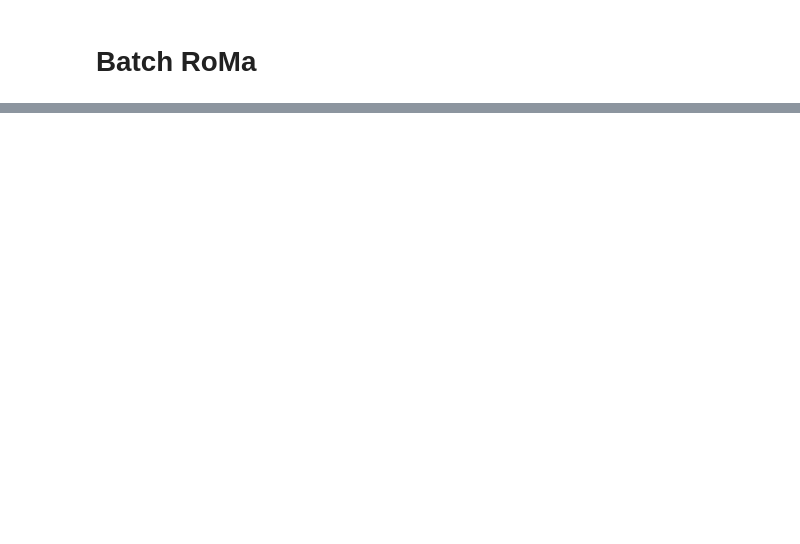
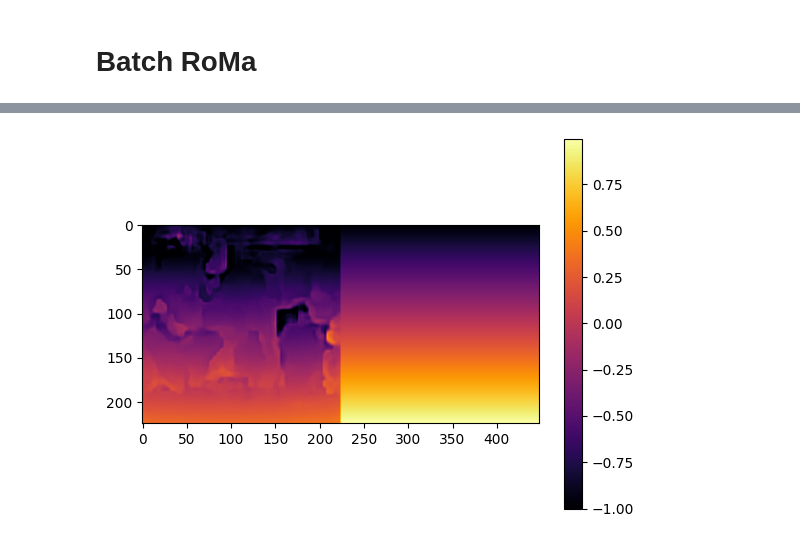
Before and after one commit to simoneangarano/kdust3r, a Jupyter notebook: Test.ipynb, the cells around one changed output, grey strips where cells are left out. Cells and saved outputs as stored; diff of their text form; code cells hidden in the pictures; blank space fills up the shorter version.

```diff
--- a/Test.ipynb
+++ b/Test.ipynb
@@ -717,0 +1087,6 @@ result['pred1']['pts3d'].shape
+# %%
+plt.imshow(warp.reshape(-1,H,2*W,4)[0,...,3].cpu().numpy(), cmap='inferno')
+plt.colorbar()
+plt.show()
+# %% [output]
+[figure, added]
```
Also changed, not shown: parts of 32 cells of this notebook, 4 other files.
